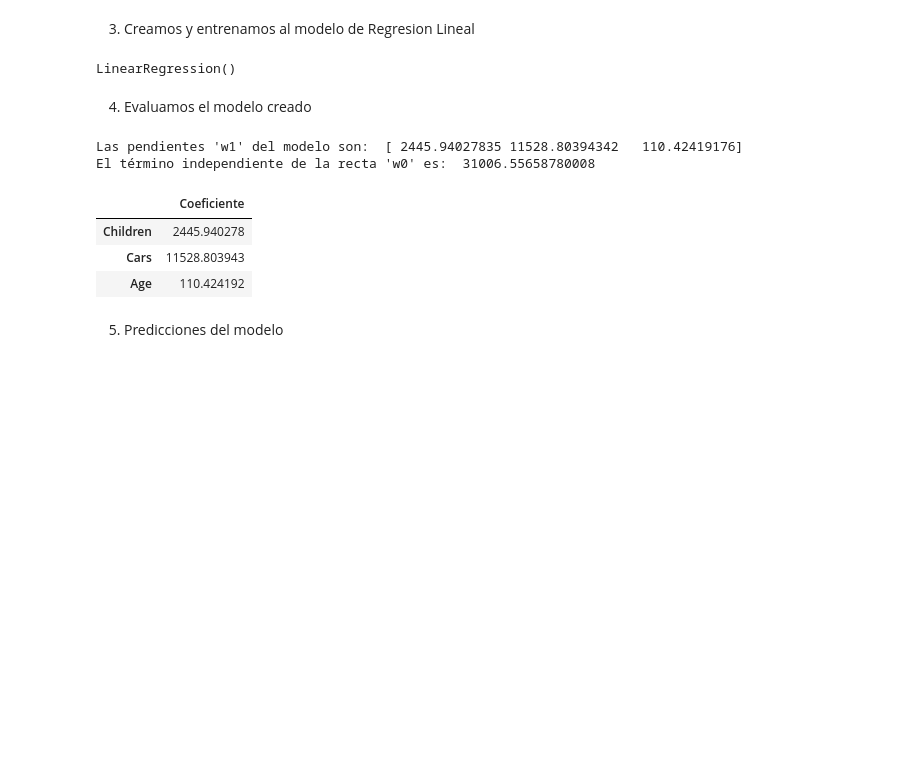
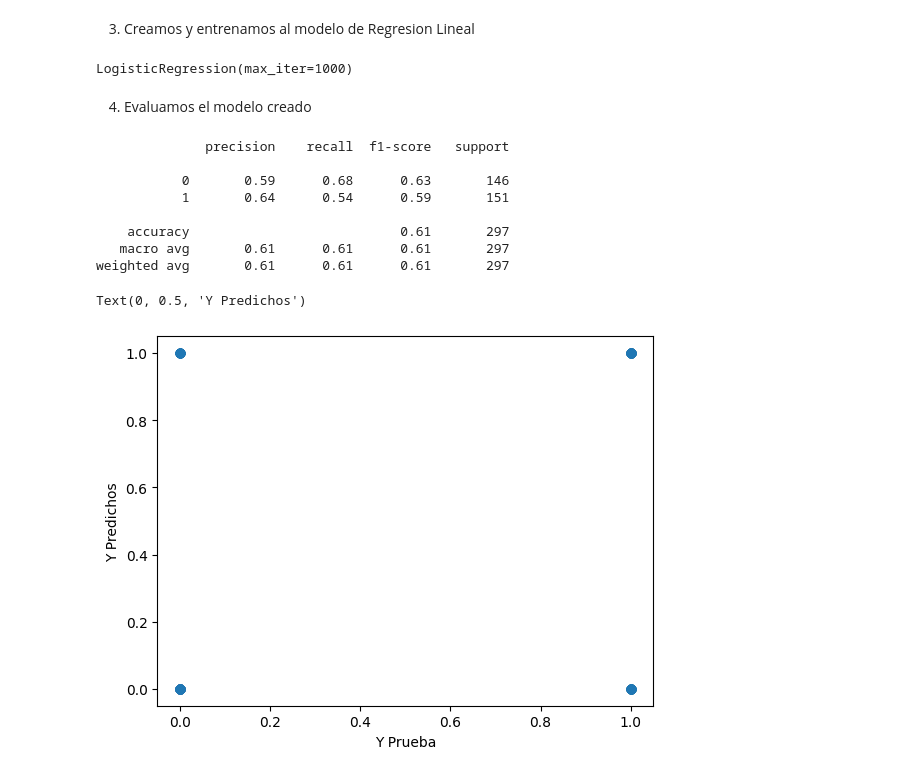
Before and after one commit to JohnSovero/Data-Science-Random-Forest, a Jupyter notebook: code/Carga.ipynb, the cells around one changed output. Drawn from its saved outputs; the diff is of its cells as text; code cells hidden in the pictures; blank space fills up the shorter version.

```diff
--- a/code/Carga.ipynb
+++ b/code/Carga.ipynb
@@ -638,7 +751,9 @@ y = df['Income']
 from sklearn.model_selection import train_test_split
 # %%
 #Realizamos el entrenamiento
-x_train, x_test, y_train, y_test = train_test_split(x,y, test_size=0.4,random_state=101)
+x_train, x_test, y_train, y_test = train_test_split(train.drop('Purchased Bike',axis=1),
+                                                    train['Purchased Bike'], test_size=0.30,
+                                                    random_state=101)
 # %% [markdown]
 3. Creamos y entrenamos al modelo de Regresion Lineal
 # %%
@@ -647,36 +762,11 @@ from sklearn.linear_model import LinearRegression
 # %%
 # Creamos una instancia del modelo en la variable lm
-lm = LinearRegression()
+logmodel = LogisticRegression(solver='lbfgs', max_iter=1000) #Parametros utilizados para problemas con multiclases
+logmodel.fit(x_train,y_train)
+# %% [output]
+LogisticRegression(max_iter=1000)
 # %%
 # Entrenamos (ajustamos) el modelo con los datos de entrenamiento
-lm.fit(x_train,y_train)
+predictions = logmodel.predict(x_test)
-# %% [output]
-LinearRegression()
 # %% [markdown]
 4. Evaluamos el modelo creado
-# %%
-# visualicemos la intersección -> intercept -> w0 = valor de y cuando x es nulo
-
-slope = lm.coef_  # w1
-intercept = lm.intercept_ # w0
-
-print("Las pendientes 'w1' del modelo son: ", slope)
-print("El término independiente de la recta 'w0' es: ", intercept)
-# %% [output]
-Las pendientes 'w1' del modelo son:  [ 2445.94027835 11528.80394342   110.42419176]
-El término independiente de la recta 'w0' es:  31006.55658780008
-# %%
-# Creamos un nuevo dataframe teniendo una unica columna llamada coeficiente obtenido para cada variable o atributo evaluado en
-# el modelo
-# El coeficiente calculado es W1 -> Cuánto crece "y" cuando "x" sufre un cambio.
-coef_df = pd.DataFrame(lm.coef_,x.columns,columns=['Coeficiente'])
-coef_df
-# %% [output]
-|  | Coeficiente |
-| Children | 2445.940278 |
-| Cars | 11528.803943 |
-| Age | 110.424192 |
-# %% [markdown]
-5. Predicciones del modelo
-# %%
-predictions = lm.predict(x_test)
@@ -682,0 +775,18 @@ predictions = lm.predict(x_test)
+# %%
+# visualicemos la intersección -> intercept -> w0 = valor de y cuando x es nulo
+
+print(classification_report(y_test,predictions))
+plt.scatter(y_test,predictions)
+plt.xlabel('Y Prueba')
+plt.ylabel('Y Predichos')
+# %% [output]
+              precision    recall  f1-score   support
+
+           0       0.59      0.68      0.63       146
+           1       0.64      0.54      0.59       151
+
+    accuracy                           0.61       297
+   macro avg       0.61      0.61      0.61       297
+weighted avg       0.61      0.61      0.61       297
+Text(0, 0.5, 'Y Predichos')
+[figure, added]
```
Also changed, not shown: parts of 27 cells of this notebook, 1 other file.
